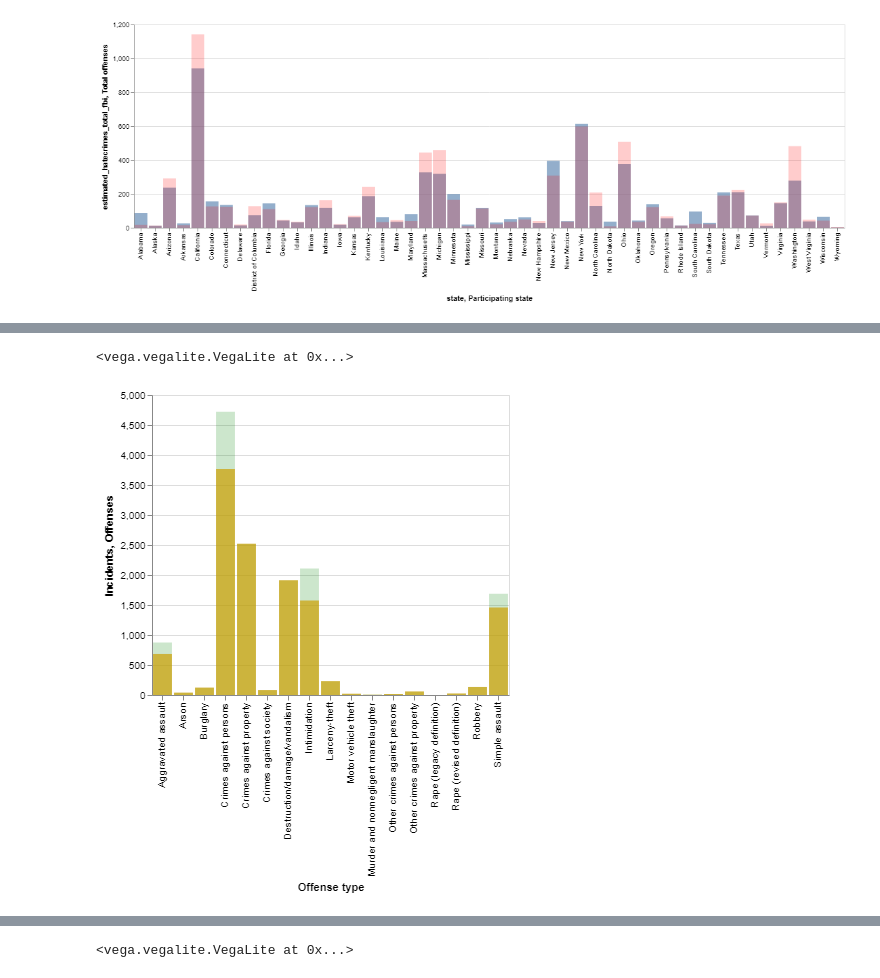
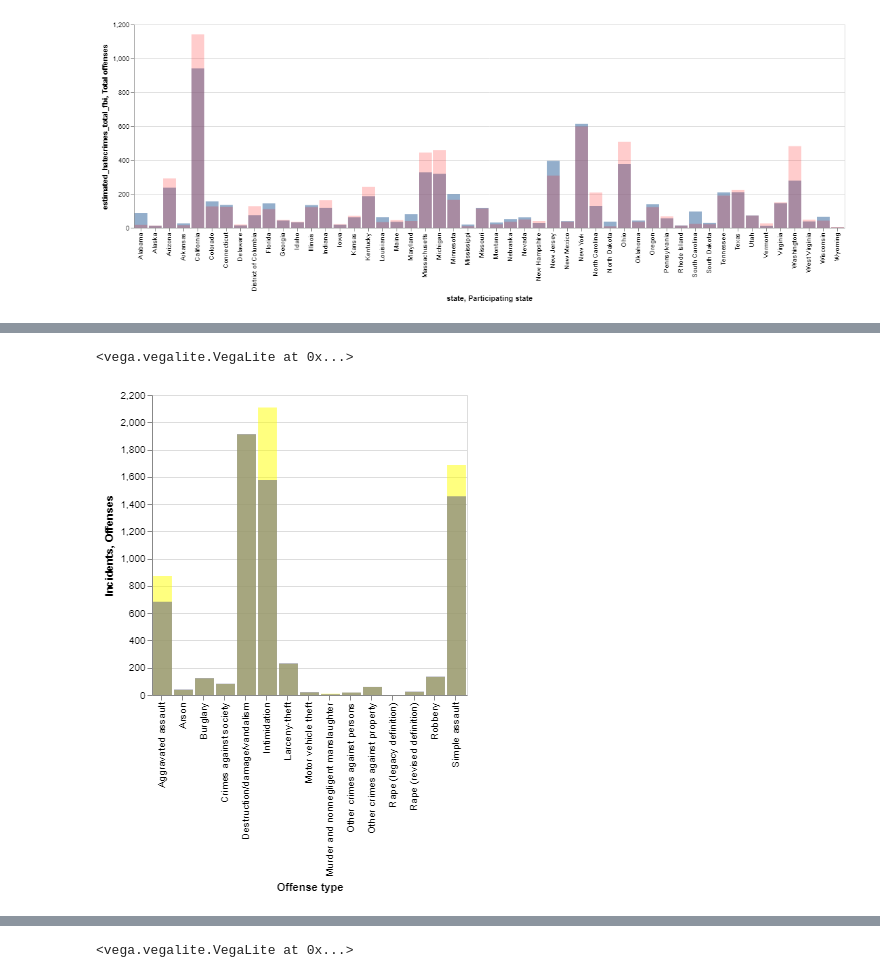
Before and after one commit to caseyahlan/hatecrimes-finalproject, a Jupyter notebook: analysis.ipynb, the cells around one changed output, grey strips where cells are left out. Cells and saved outputs as stored; diff of their text form; code cells hidden in the pictures.

```diff
--- a/analysis.ipynb
+++ b/analysis.ipynb
@@ -86,10 +87,13 @@ This bar chart shows two measures of estimated hate crimes from the data. The re
 # %%
-off_by_off_type
 
-incidents = alt.Chart(off_by_off_type[:17]).mark_bar(opacity = 0.7, color = 'orange').encode(x = 'Offense type', y = 'Incidents:Q')
-offenses = alt.Chart(off_by_off_type[:17]).mark_bar(opacity = 0.2, color = "green").encode(x = 'Offense type', y = 'Offenses:Q')
+
+melted = pd.melt(off_by_off_type.iloc[0:17,0:5], var_name='Event Type', id_vars = (['Offense type']))
+
+
+incidents = alt.Chart(off_by_off_type[:15]).mark_bar(opacity = 0.7, color = 'blue').encode(x = 'Offense type', y = 'Incidents:Q')
+offenses = alt.Chart(off_by_off_type[:15]).mark_bar(opacity = 0.5, color = "yellow").encode(x = 'Offense type', y = 'Offenses:Q')
 
 incidents + offenses
 # %% [output]
 <vega.vegalite.VegaLite at 0x...>
-[figure, old version]
+[figure, new version]
```
Also changed, not shown: parts of 42 cells of this notebook, 2 other files.
